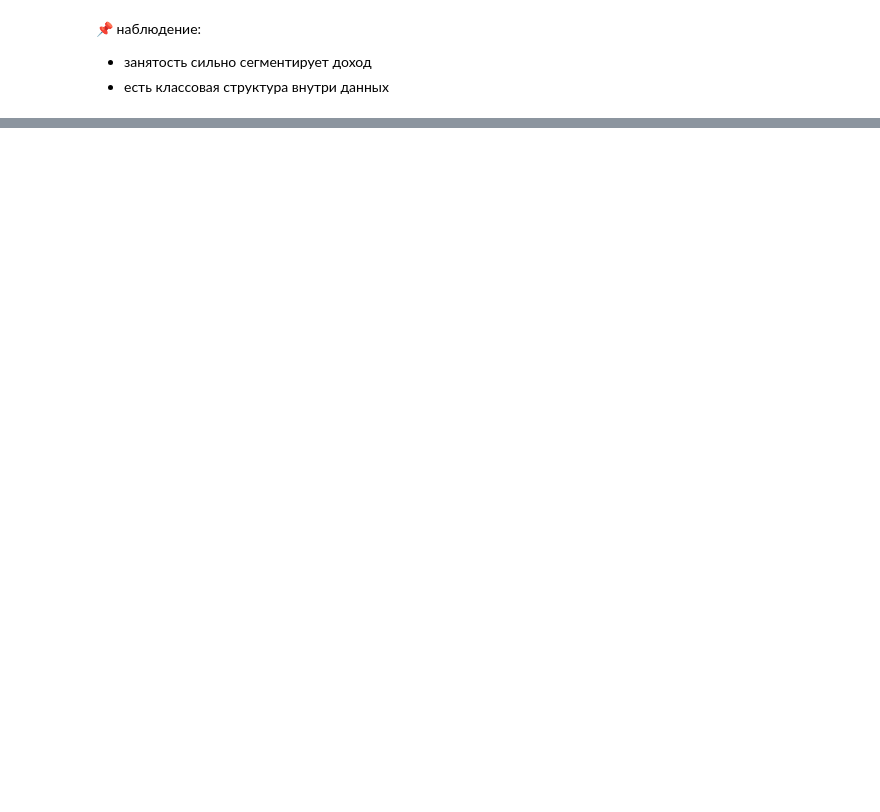
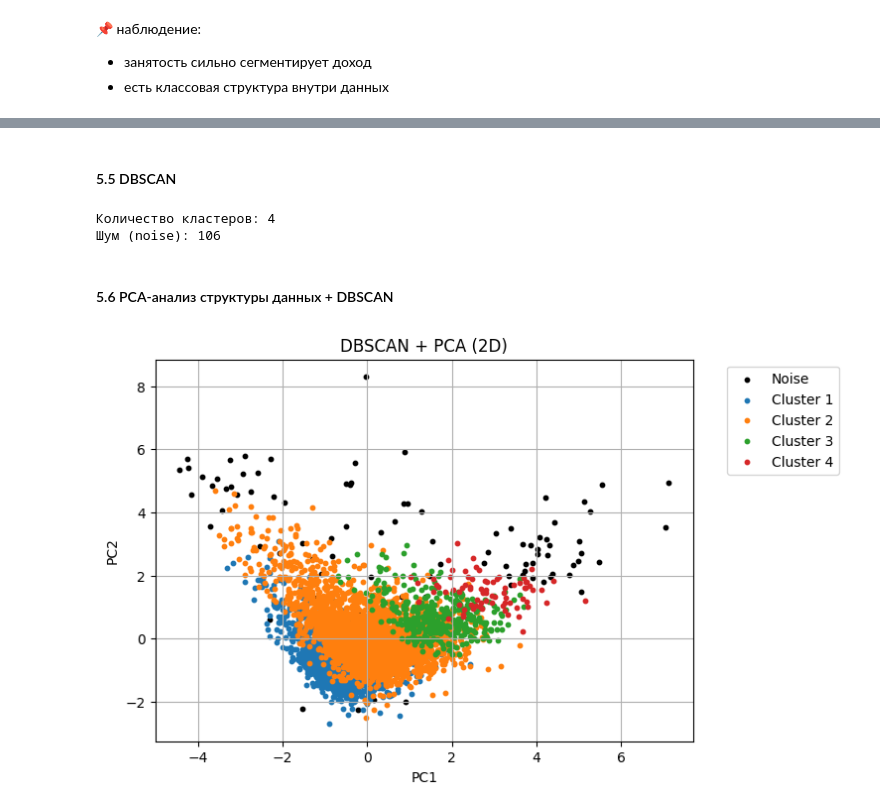
Before and after one commit to DebugDestroy/homework, a Jupyter notebook: Project.ipynb, the cells around one changed output, grey strips where cells are left out. Saved outputs shown, nothing was run; the diff lists cells and outputs as text; code cells hidden in the pictures; blank space fills up the shorter version.

```diff
--- a/Project.ipynb
+++ b/Project.ipynb
@@ -1289,0 +1526,69 @@ display(df_emp_woman.groupby('Employment_status_partner_woman')[num_cols].mean()
+# %% [markdown]
+#### 5.5 DBSCAN
+# %%
+eps = 1.377
+min_samples = 20
+
+dbscan = DBSCAN(eps=eps, min_samples=min_samples)
+labels = dbscan.fit_predict(X_scaled)
+
+print("Количество кластеров:", len(set(labels)) - (1 if -1 in labels else 0))
+print("Шум (noise):", np.sum(labels == -1))
+# %% [output]
+Количество кластеров: 4
+Шум (noise): 106
+# %% [markdown]
+#### 5.6 PCA-анализ структуры данных + DBSCAN
+# %%
+# =========================
+# PCA 2D
+# =========================
+pca_2d = PCA(n_components=2)
+X_pca_2d = pca_2d.fit_transform(X_scaled)
+
+# =========================
+# подписи кластеров
+# =========================
+unique_labels = sorted(set(labels))
+
+label_names = {}
+cluster_id = 1
+
+for lab in unique_labels:
+    if lab == -1:
+        label_names[lab] = "Noise"
+    else:
+        label_names[lab] = f"Cluster {cluster_id}"
+        cluster_id += 1
+
+# =========================
+# визуализация (2D)
+# =========================
+plt.figure(figsize=(7, 5))
+
+for lab in unique_labels:
+    if lab == -1:
+        plt.scatter(
+            X_pca_2d[labels == lab, 0],
+            X_pca_2d[labels == lab, 1],
+            s=10,
+            c="black",
+            label="Noise"
+        )
+    else:
+        plt.scatter(
+            X_pca_2d[labels == lab, 0],
+            X_pca_2d[labels == lab, 1],
+            s=10,
+            label=label_names[lab]
+        )
+
+plt.title("DBSCAN + PCA (2D)")
+plt.xlabel("PC1")
+plt.ylabel("PC2")
+plt.grid()
+
+plt.legend(bbox_to_anchor=(1.05, 1), loc="upper left")
+plt.show()
+# %% [output]
+[figure, added]
```
Also changed, not shown: parts of 30 cells of this notebook.
